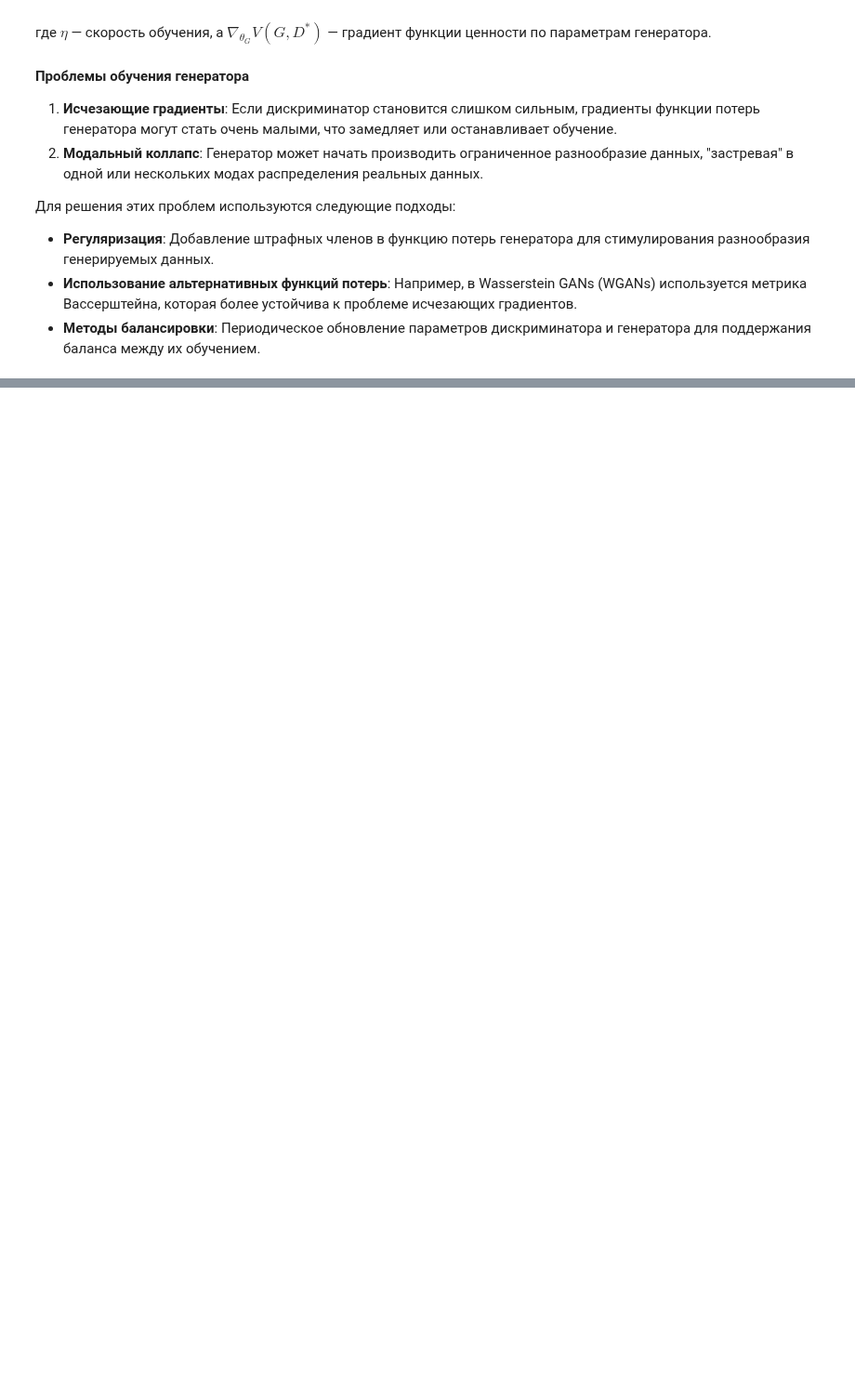
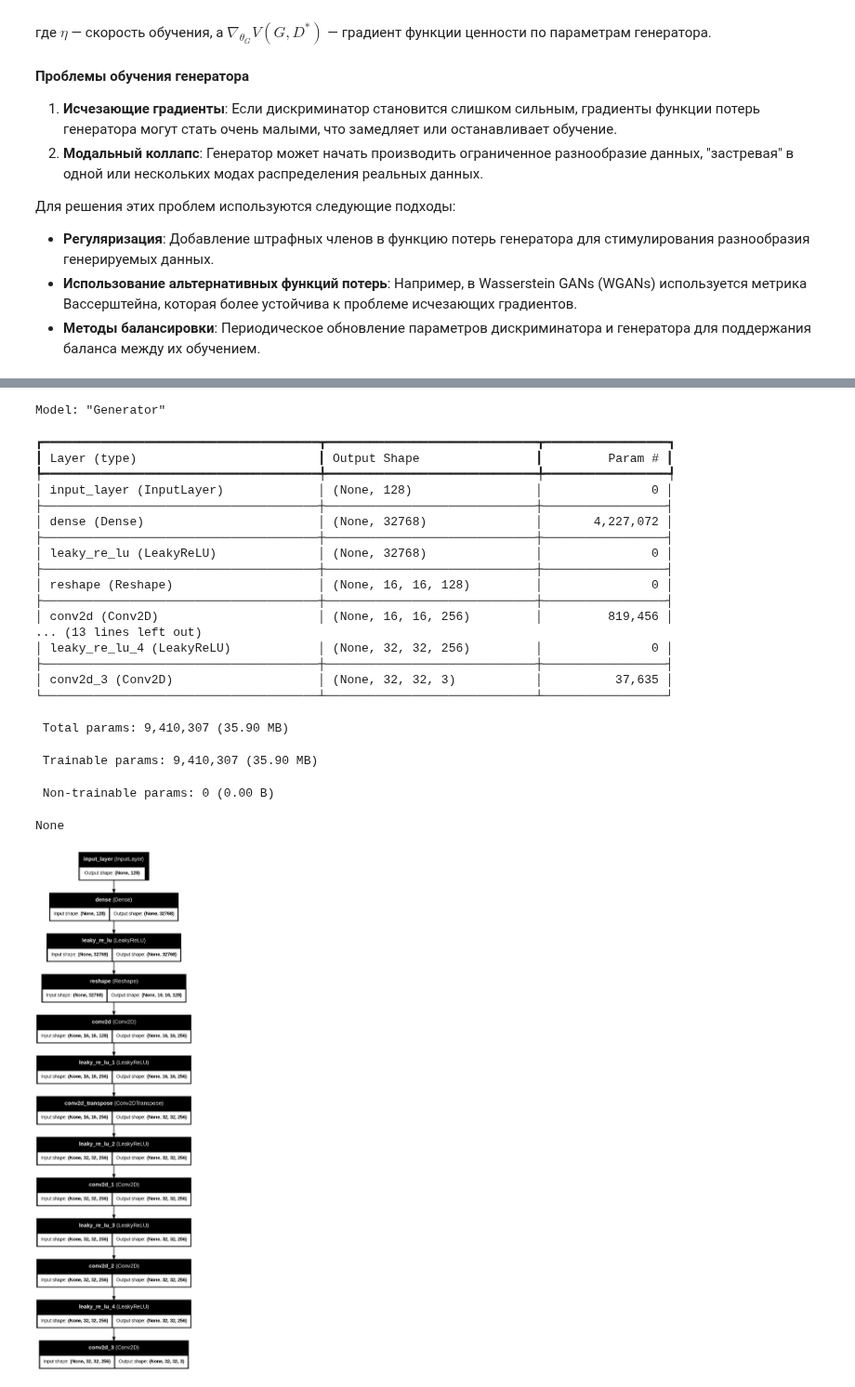
Before and after one commit to Fairim/ABC_DataMining, a Jupyter notebook: DL/Математические_основы_Generative_Adversarial_Networks_(GANs).ipynb, the cells around one changed output, grey strips where cells are left out. Shown at 93% size. Drawn from its saved outputs; the diff is of its cells as text; code cells hidden in the pictures; blank space fills up the shorter version.

```diff
--- a/DL/Математические_основы_Generative_Adversarial_Networks_(GANs).ipynb
+++ b/DL/Математические_основы_Generative_Adversarial_Networks_(GANs).ipynb
@@ -232,0 +254,5 @@ $$
+# %%
+latent_dim = 128  # Размерность латентного пространства
+height = 32       # Высота изображений
+width = 32        # Ширина изображений
+channels = 3      # Количество цветовых каналов (RGB)
@@ -232,0 +270,46 @@ $$
+# %%
+def build_generator(latent_dim, height, width, channels):
+    inputs = tf.keras.Input(shape=(latent_dim,))
+    x = layers.Dense(128 * 16 * 16)(inputs)
+    x = layers.LeakyReLU()(x)
+    x = layers.Reshape((16, 16, 128))(x)
+    x = layers.Conv2D(256, 5, padding='same')(x)
+    x = layers.LeakyReLU()(x)
+    x = layers.Conv2DTranspose(256, 4, strides=2, padding='same')(x)
+    x = layers.LeakyReLU()(x)
+    x = layers.Conv2D(256, 5, padding='same')(x)
+    x = layers.LeakyReLU()(x)
+    x = layers.Conv2D(256, 5, padding='same')(x)
+    x = layers.LeakyReLU()(x)
+    output = layers.Conv2D(channels, 7, activation='tanh', padding='same')(x)
+    model = Model(inputs, output, name='Generator')
+    print(model.summary())
+    return model
+
+# Создание и визуализация генератора
+generator = build_generator(latent_dim, height, width, channels)
+plot_model(generator, show_shapes=True, show_layer_names=True)
+# %% [output]
+Model: "Generator"
+┏━━━━━━━━━━━━━━━━━━━━━━━━━━━━━━━━━━━━━━┳━━━━━━━━━━━━━━━━━━━━━━━━━━━━━┳━━━━━━━━━━━━━━━━━┓
+┃ Layer (type)                         ┃ Output Shape                ┃         Param # ┃
+┡━━━━━━━━━━━━━━━━━━━━━━━━━━━━━━━━━━━━━━╇━━━━━━━━━━━━━━━━━━━━━━━━━━━━━╇━━━━━━━━━━━━━━━━━┩
+│ input_layer (InputLayer)             │ (None, 128)                 │               0 │
+├──────────────────────────────────────┼─────────────────────────────┼─────────────────┤
+│ dense (Dense)                        │ (None, 32768)               │       4,227,072 │
+├──────────────────────────────────────┼─────────────────────────────┼─────────────────┤
+│ leaky_re_lu (LeakyReLU)              │ (None, 32768)               │               0 │
+├──────────────────────────────────────┼─────────────────────────────┼─────────────────┤
+│ reshape (Reshape)                    │ (None, 16, 16, 128)         │               0 │
+├──────────────────────────────────────┼─────────────────────────────┼─────────────────┤
+│ conv2d (Conv2D)                      │ (None, 16, 16, 256)         │         819,456 │
+... (13 lines left out)
+│ leaky_re_lu_4 (LeakyReLU)            │ (None, 32, 32, 256)         │               0 │
+├──────────────────────────────────────┼─────────────────────────────┼─────────────────┤
+│ conv2d_3 (Conv2D)                    │ (None, 32, 32, 3)           │          37,635 │
+└──────────────────────────────────────┴─────────────────────────────┴─────────────────┘
+ Total params: 9,410,307 (35.90 MB)
+ Trainable params: 9,410,307 (35.90 MB)
+ Non-trainable params: 0 (0.00 B)
+None
+[figure, added]
```
Also changed, not shown: parts of 23 cells of this notebook.
